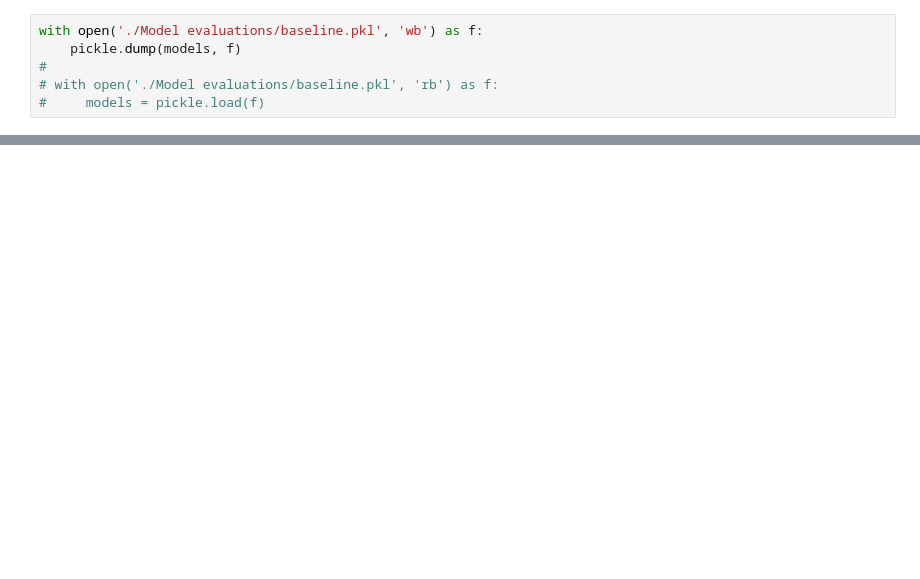
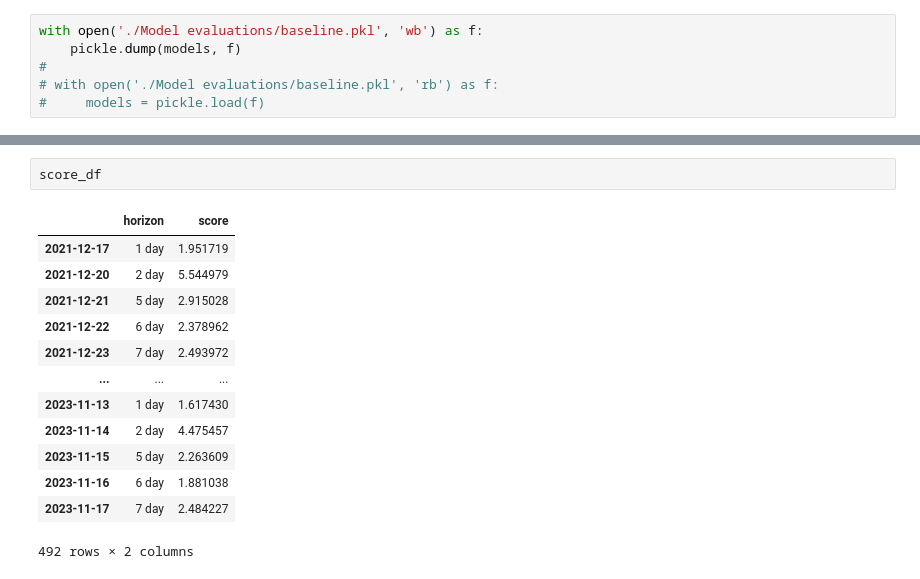
Before and after one commit to EliasKng/PTSFC, a Jupyter notebook: DAX/Validation/cross_validate_dax.ipynb, the cells around one changed output, grey strips where cells are left out. Saved outputs shown, nothing was run; the diff lists cells and outputs as text; blank space fills up the shorter version.

```diff
--- a/DAX/Validation/cross_validate_dax.ipynb
+++ b/DAX/Validation/cross_validate_dax.ipynb
@@ -94,0 +105,16 @@ with open('./Model evaluations/baseline.pkl', 'wb') as f:
+# %%
+score_df
+# %% [output]
+|  | horizon | score |
+| 2021-12-17 | 1 day | 1.951719 |
+| 2021-12-20 | 2 day | 5.544979 |
+| 2021-12-21 | 5 day | 2.915028 |
+| 2021-12-22 | 6 day | 2.378962 |
+| 2021-12-23 | 7 day | 2.493972 |
+| ... | ... | ... |
+| 2023-11-13 | 1 day | 1.617430 |
+| 2023-11-14 | 2 day | 4.475457 |
+| 2023-11-15 | 5 day | 2.263609 |
+| 2023-11-16 | 6 day | 1.881038 |
+| 2023-11-17 | 7 day | 2.484227 |
+492 rows × 2 columns
```
Also changed, not shown: parts of 5 cells of this notebook, 1 other file.
